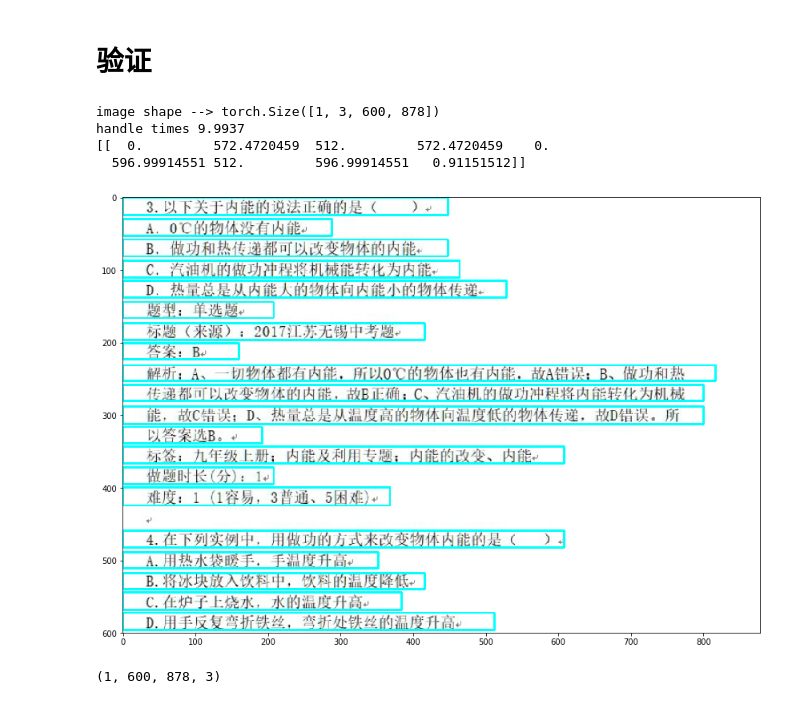
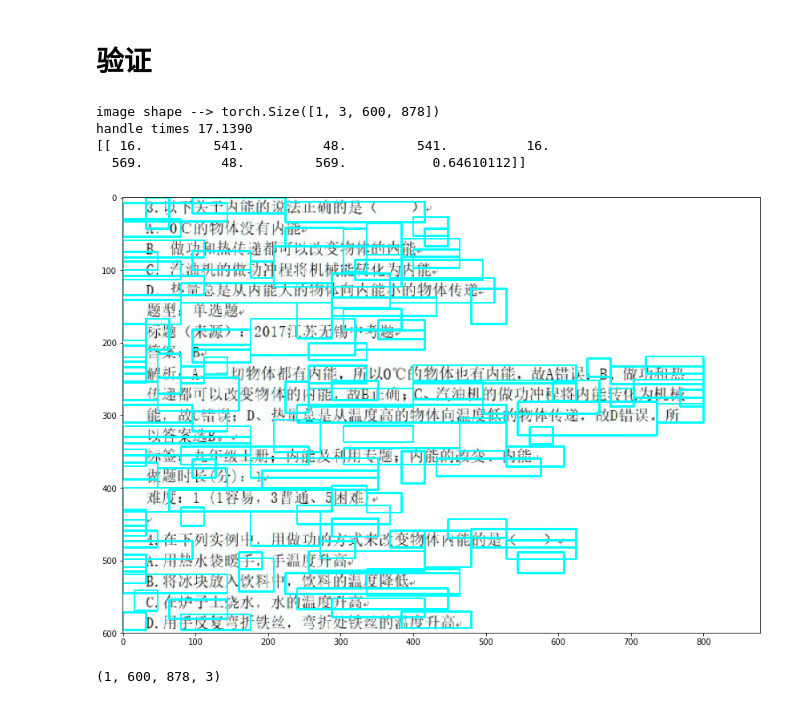
Before and after one commit to hecongziyu/myproject, a Jupyter notebook: object detect/text detect.ipynb, the cells around one changed output. Cells and saved outputs as stored; diff of their text form; code cells hidden in the pictures.

```diff
--- a/object detect/text detect.ipynb
+++ b/object detect/text detect.ipynb
@@ -52,0 +53,2 @@ AssertionError: Path does not exist: D:\PROJECT_TW\git\data\/VOCdevkit2007/VOC20
+# %%
+blobs = data_layer.forward()
@@ -457,7 +461,8 @@ feat_stride = [16, ]
 ANCHOR_SCALES = [16]
 ANCHOR_RATIOS = [0.5,1,2]
 num_anchors = 10
-model_path = '/home/hecong/temp/data/txtdect/text_detect_new.pkl'
+# model_path = '/home/hecong/temp/data/txtdect/text_detect_new.pkl'
+model_path = 'D:\\PROJECT_TW\\git\\data\\example\\model\\text_detect_new.pkl'
 net = vgg16()
 num_classes = 2
 net.create_architecture(num_classes, tag='default',
@@ -507,8 +512,8 @@ def save_results(image_name, image, line, thresh):
 
 def testConnectProposal():
     plt.rcParams['figure.figsize'] = 15, 10
-    img = cv2.imread(roidb[1]['image'])
-    boxes = roidb[1]['boxes']
+    img = cv2.imread(roidb[2]['image'])
+    boxes = roidb[2]['boxes']
     print(boxes)
     scores = np.ones(boxes.shape[0])
     CONF_THRESH = 0.9
@@ -590,38 +595,41 @@ def showValidNet(image,im_info):
     with torch.no_grad():
         image_src, blob, scores , rpn_cls_prob, rpn_bbox_pred, rpn_cls_score,rpn_cls_prob_reshape = validNet(image,im_info)
     print('handle times {:.4f}'.format((time.time() - start_time)))
     plt.rcParams['figure.figsize'] = 15, 10
     boxes = blob.data.numpy()[:,1:5]
     boxes = boxes.astype(np.int)
     score = scores.data.numpy()
     score = score.reshape(score.shape[0])
     image_new = image_src.reshape(image_src.shape[1],image_src.shape[2], image_src.shape[3])
 
     dets = np.hstack((boxes, score[:, np.newaxis])).astype(np.float32)
 #     print('dets --> \n {}'.format(dets))
     keep = nms.nms(dets, 0.3)
     dets = dets[keep,:]
 
     line = connect_proposal(dets[:, 0:4], dets[:, 4], image_new.shape)
 #     line = line.astype(int)
 #     print(line)
     # image_new = image_src.reshape(image_src.shape[1],image_src.shape[2], image_src.shape[3])
     print(line[0:1])
     save_results('newimg.jpg',image_orig, line, 0.5)
     return rpn_cls_prob, rpn_bbox_pred, rpn_cls_score,rpn_cls_prob_reshape,boxes,score, line,dets,image_new
 
-img_path = '/home/hecong/temp/data/txtdect/img/2.jpg'
+# img_path = '/home/hecong/temp/data/txtdect/img/2.jpg'
+img_path = 'd:\\2.jpg'
 image = cv2.imread(img_path,cv2.IMREAD_COLOR)
 im_info = [image.shape[0],image.shape[1],1]
 
 rpn_cls_prob, rpn_bbox_pred, rpn_cls_score,rpn_cls_prob_reshape,boxes,score, line,dets,image_new  =  showValidNet(image,im_info)
+
+# testConnectProposal()
 # showValidNet(image,im_info)
 # %% [output]
 image shape --> torch.Size([1, 3, 600, 878])
-handle times 9.9937
-[[  0.         572.4720459  512.         572.4720459    0.
-  596.99914551 512.         596.99914551   0.91151512]]
+handle times 17.1390
+[[ 16.         541.          48.         541.          16.
+  569.          48.         569.           0.64610112]]
-[figure, old version]
+[figure, new version]
 # %%
 PIXEL_MEANS = np.array([[[102.9801, 115.9465, 122.7717]]])
 image = cv2.imread('d:\\2.jpg',cv2.IMREAD_COLOR)
```
Also changed, not shown: parts of 3 cells of this notebook.
